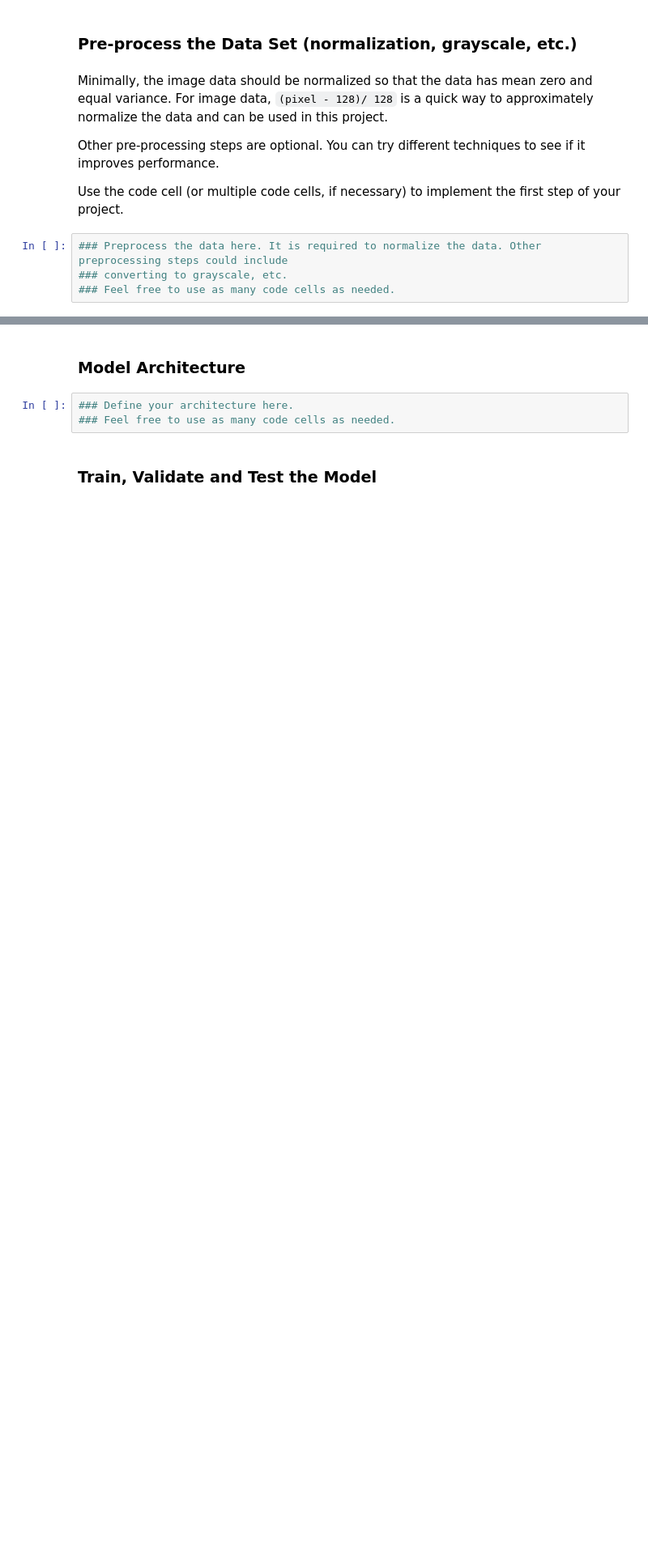
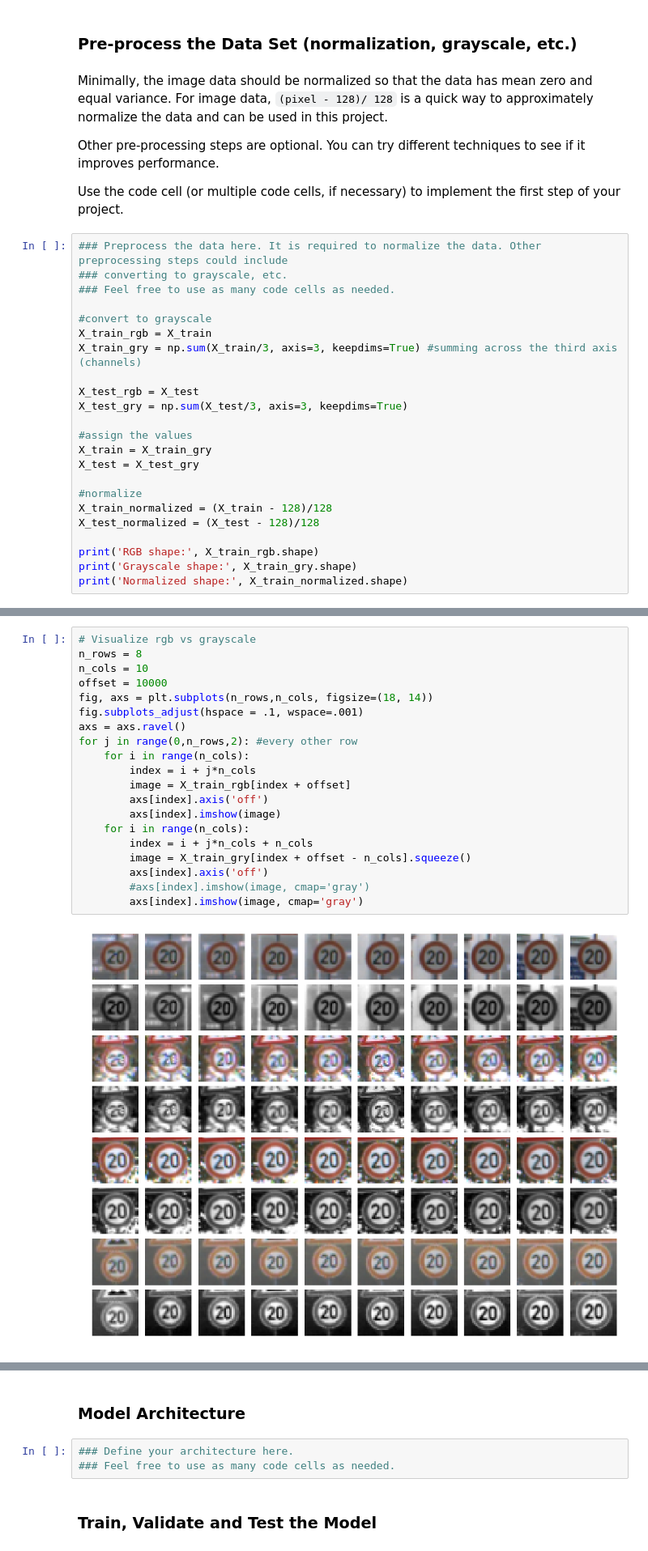
Before and after one commit to luweizhang/self-driving-car, a Jupyter notebook: CarND-Traffic-Sign-Classifier-Project/Traffic_Sign_Classifier.ipynb, the cells around one changed output, grey strips where cells are left out. Shown at 81% size. Saved outputs shown, nothing was run; the diff lists cells and outputs as text; blank space fills up the shorter version.

```diff
--- a/CarND-Traffic-Sign-Classifier-Project/Traffic_Sign_Classifier.ipynb
+++ b/CarND-Traffic-Sign-Classifier-Project/Traffic_Sign_Classifier.ipynb
@@ -129,3 +153,22 @@ Use the code cell (or multiple code cells, if necessary) to implement the first
 ### Preprocess the data here. It is required to normalize the data. Other preprocessing steps could include
 ### converting to grayscale, etc.
 ### Feel free to use as many code cells as needed.
+
+#convert to grayscale
+X_train_rgb = X_train
+X_train_gry = np.sum(X_train/3, axis=3, keepdims=True) #summing across the third axis (channels)
+
+X_test_rgb = X_test
+X_test_gry = np.sum(X_test/3, axis=3, keepdims=True)
+
+#assign the values
+X_train = X_train_gry
+X_test = X_test_gry
+
+#normalize
+X_train_normalized = (X_train - 128)/128
+X_test_normalized = (X_test - 128)/128
+
+print('RGB shape:', X_train_rgb.shape)
+print('Grayscale shape:', X_train_gry.shape)
+print('Normalized shape:', X_train_normalized.shape)
@@ -131,0 +179,22 @@ Use the code cell (or multiple code cells, if necessary) to implement the first
+# %%
+# Visualize rgb vs grayscale
+n_rows = 8
+n_cols = 10
+offset = 10000
+fig, axs = plt.subplots(n_rows,n_cols, figsize=(18, 14))
+fig.subplots_adjust(hspace = .1, wspace=.001)
+axs = axs.ravel()
+for j in range(0,n_rows,2): #every other row
+    for i in range(n_cols):
+        index = i + j*n_cols
+        image = X_train_rgb[index + offset]
+        axs[index].axis('off')
+        axs[index].imshow(image)
+    for i in range(n_cols):
+        index = i + j*n_cols + n_cols
+        image = X_train_gry[index + offset - n_cols].squeeze()
+        axs[index].axis('off')
+        #axs[index].imshow(image, cmap='gray')
+        axs[index].imshow(image, cmap='gray')
+# %% [output]
+[figure, added]
```
Also changed, not shown: parts of 8 cells of this notebook, 5 other files.
